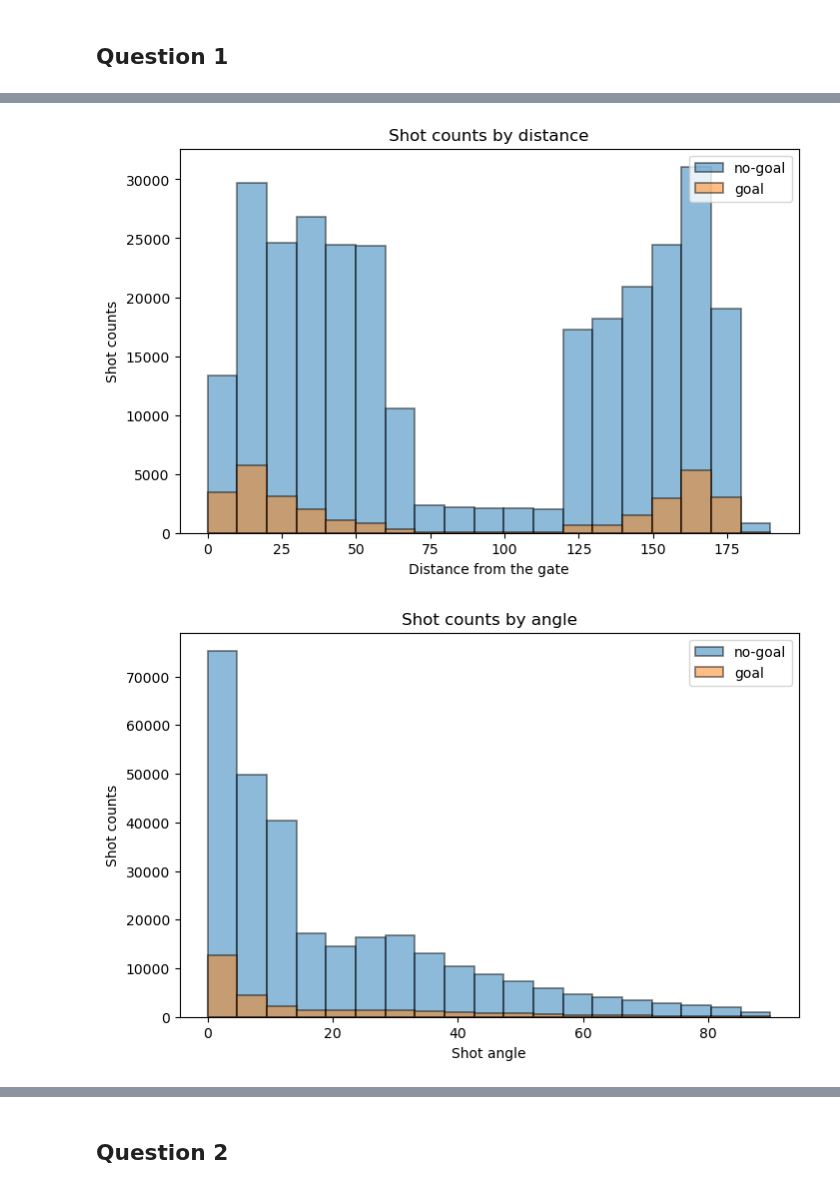
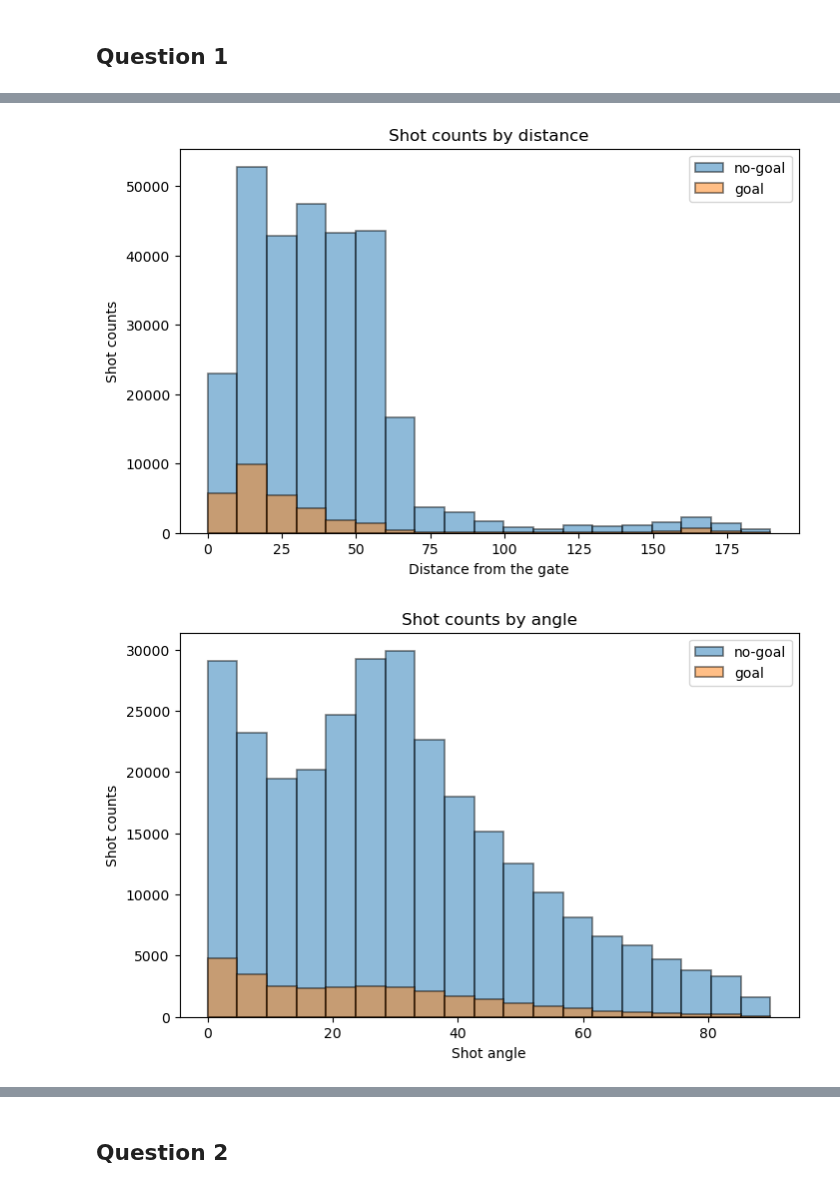
Before and after one commit to K-kiron/NHL-Analysis, a Jupyter notebook: Milestone2/features/feature_eng1.ipynb, the cells around one changed output, grey strips where cells are left out. Drawn from its saved outputs; the diff is of its cells as text; code cells hidden in the pictures.

```diff
--- a/Milestone2/features/feature_eng1.ipynb
+++ b/Milestone2/features/feature_eng1.ipynb
@@ -51,12 +51,16 @@ train_df
 # train_df.to_csv('train_df.csv', index=False)
 # train_df = pd.read_csv('train_df.csv')
 # train_df
+# %%
+df = train_df.copy()
+# copy only the columns we need
+df = df[['is_goal', 'shotDistance', 'shotAngle', 'emptyNet']].dropna()
 # %%
-bin_by_distance(train_df)
+bin_by_distance(df)
 # %% [output]
-[figure, old version]
+[figure, new version]
 # %%
-bin_by_angle(train_df)
+bin_by_angle(df)
 # %% [output]
-[figure, old version]
+[figure, new version]
 # %%
```
Also changed, not shown: parts of 5 cells of this notebook, 1 other file.
